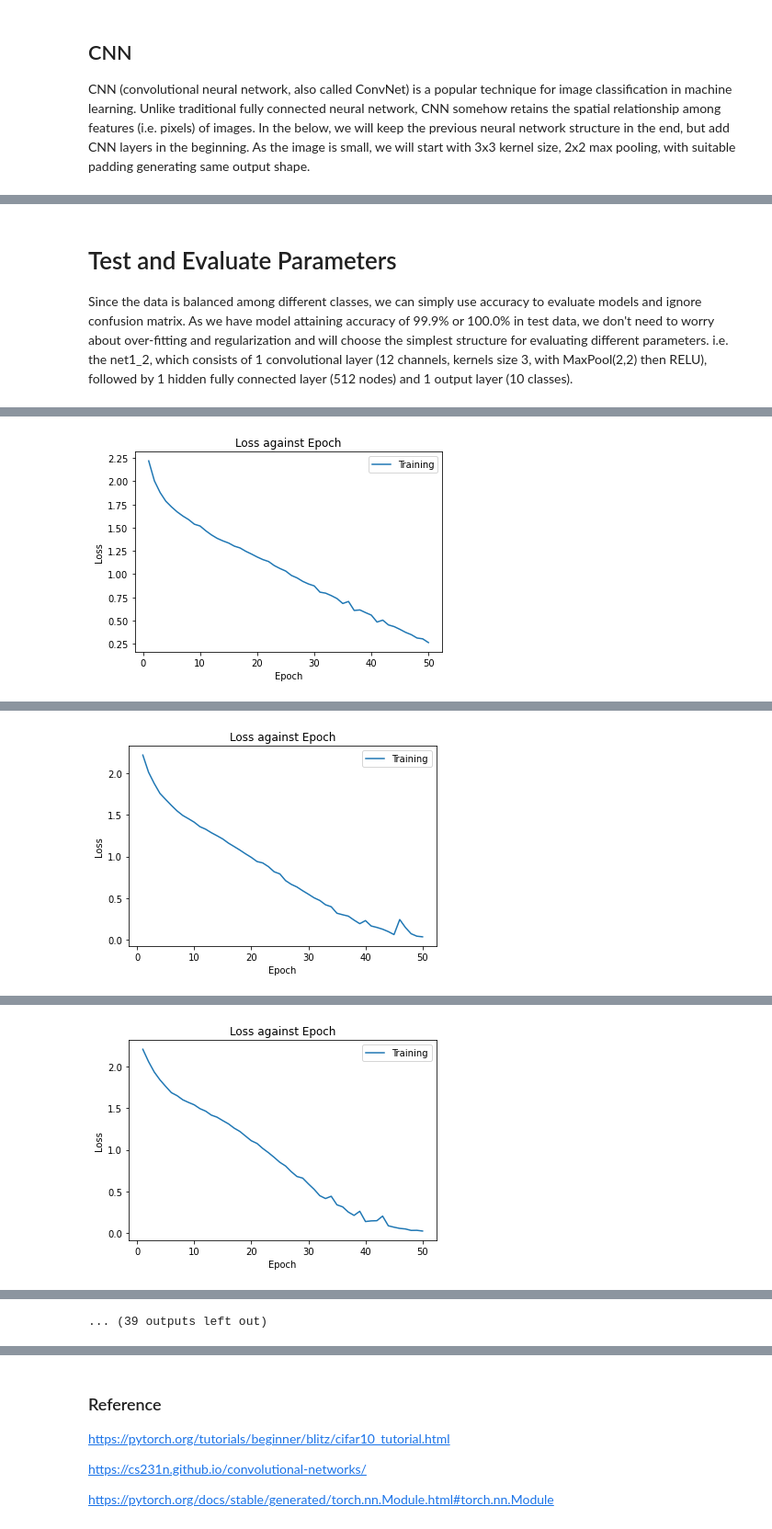
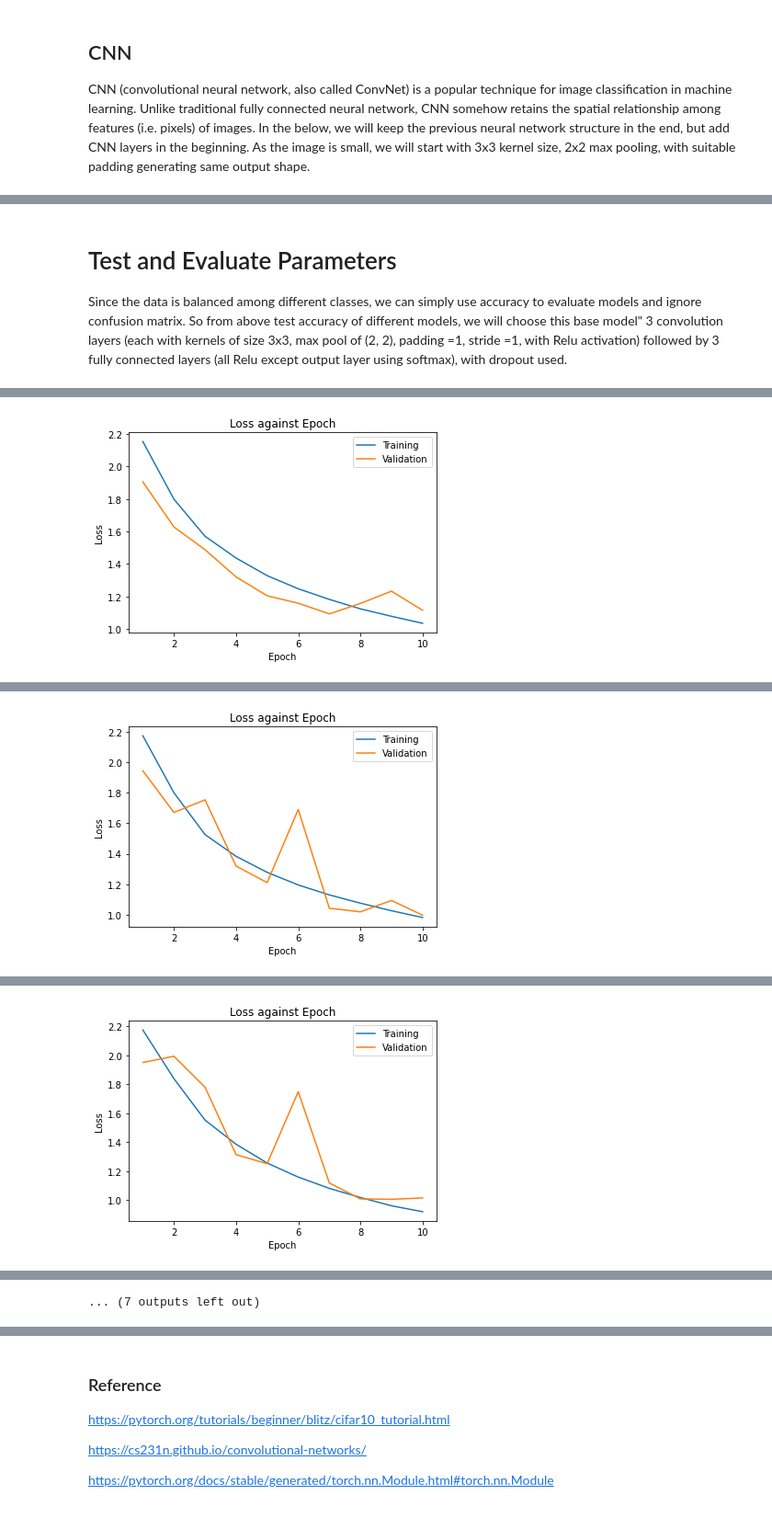
Before and after one commit to alexxcollins/AI_INM702_collab, a Jupyter notebook: task4/nb/CIFAR-10_Image_Classification.ipynb, the cells around one changed output, grey strips where cells are left out. Shown at 92% size. Drawn from its saved outputs; the diff is of its cells as text; code cells hidden in the pictures.

```diff
--- a/task4/nb/CIFAR-10_Image_Classification.ipynb
+++ b/task4/nb/CIFAR-10_Image_Classification.ipynb
@@ -201,7 +202,7 @@ CIFAR_test_small = CIFAR10(data_folder, train=False,
 CIFAR_test_small.data = CIFAR_test_small.data[:]
 CIFAR_test_small.targets = CIFAR_test_small.targets[:]
 
-train_small_dl = DataLoader(CIFAR_test_small,
+train_small_dl = DataLoader(CIFAR_data_small,
                           batch_size=batch_size,
                           shuffle=True)
 
@@ -272,7 +273,8 @@ NeuralNetwork(
 # %% [markdown]
 ## Training the model
 # %%
-def train_val(model, train_small_dl=train_small_dl, test_small_dl=test_small_dl, num_epochs=num_epochs, learning_rate=learning_rate, visible=True):
+def train_val(model, train_small_dl=train_small_dl, test_small_dl=test_small_dl,
+              num_epochs=num_epochs, learning_rate=learning_rate, visible=True):
 
     criterion = nn.CrossEntropyLoss()
     # keeping-track-of-losses
@@ -397,5 +399,5 @@ def train(model, train_small_dl=train_small_dl, num_epochs=num_epochs, learning_
         plt.show()
 # %%
 %%time
-train(model)
+train_val(model)
 # %% [output]
@@ -676,33 +829,43 @@ Test Accuracy of the model: 54.00 %
 # %% [markdown]
 # Test and Evaluate Parameters
 
-Since the data is balanced among different classes, we can simply use accuracy to evaluate models and ignore confusion matrix. As we have model attaining accuracy of 99.9% or 100.0% in test data, we don't need to worry about over-fitting and regularization and will choose the simplest structure for evaluating different parameters. i.e. the net1_2, which consists of 1 convolutional layer (12 channels, kernels size 3, with MaxPool(2,2) then RELU), followed by 1 hidden fully connected layer (512 nodes) and 1 output layer (10 classes).
+Since the data is balanced among different classes, we can simply use accuracy to evaluate models and ignore confusion matrix. So from above test accuracy of different models, we will choose this base model" 3 convolution layers (each with kernels of size 3x3, max pool of (2, 2), padding =1, stride =1, with Relu activation) followed by 3 fully connected layers (all Relu except output layer using softmax), with dropout used.
 # %%
-#create a general class of CNN with 1 conv layer, 1 hidden FC layer and 1 output layer
+#create a general class of CNN with 3 conv layers, 3 FC layers
 class CNN_variant(nn.Module):
-    def __init__(self, k=12, n=512):
+    def __init__(self, k=12, n=512, p=0.4):
         super().__init__()
-        self.conv1 = nn.Conv2d(3, k, 3, padding='same') #2D convolution layer, 12 channels - kernels of 3x3,
+        self.conv1 = nn.Conv2d(3, k, 3, padding='same') #2D convolution layer, k channels - kernels of 3x3,
+        self.conv2 = nn.Conv2d(k, 4*k, 3, padding='same') ##2D convolution layer, 4k channels - kernels of 3x3,
+        self.conv3 = nn.Conv2d(4*k, 16*k, 3, padding='same') ##2D convolution layer,
         self.pool = nn.MaxPool2d(2, 2)   #2D max pooling
         self.fc1 = nn.Linear(256*k, n)
-        self.fc2 = nn.Linear(n, 10)
+        self.fc2 = nn.Linear(n, n)
+        self.fc3 = nn.Linear(n, 10)
+        self.dropout = nn.Dropout(p)
 
     def forward(self, x):
         x = self.pool(F.relu(self.conv1(x)))
+        x = self.pool(F.relu(self.conv2(x)))
+        x = self.pool(F.relu(self.conv3(x)))
         x = torch.flatten(x, 1) # flatten all dimensions except batch
+        x = self.dropout(x)
         x = F.relu(self.fc1(x))
-        x = self.fc2(x)
+        x = self.dropout(x)
+        x = F.relu(self.fc2(x))
+        x = self.dropout(x)
+        x = self.fc3(x)
         return x
 # %%
 #Create, train and test variants of CNN
 CNNs={}
 accuracy={}
-for k in [3,6,12,24,48]:
+for k in [6,12,24]:
     CNNs[k]={}
     accuracy[k]={}
-    for n in [128, 256, 512, 1024, 2048]:
-        CNNs[k][n]=CNN_variant(k, n)
-        train(CNNs[k][n], learning_rate=0.1)
-        accuracy[k][n]=test(CNNs[k][n])
-        print('done for k='+str(k)+'; n='+str(n))
+    for n in [256, 512, 1024]:
+          CNNs[k][n]=CNN_variant(k, n).to(device)
+          train_val(CNNs[k][n], learning_rate=0.1)
+          accuracy[k][n]=test(CNNs[k][n])
+          print('test accuracy for k='+str(k)+'; n='+str(n)+': '+str(100*accuracy[k][n])+'%')
 # %% [output]
@@ -726 +882 @@ Epoch: 50       Training Loss: 0.263150
-[figure, old version]
+[figure, new version]
@@ -744 +895 @@ Epoch: 50       Training Loss: 0.032003
-[figure, old version]
+[figure, new version]
@@ -762 +908 @@ Epoch: 50       Training Loss: 0.025615
-[figure, old version]
+[figure, new version]
@@ -817 +948 @@ Epoch: 50       Training Loss: 0.066060
-... (39 outputs left out)
+... (7 outputs left out)
```
Also changed, not shown: parts of 34 cells of this notebook.
